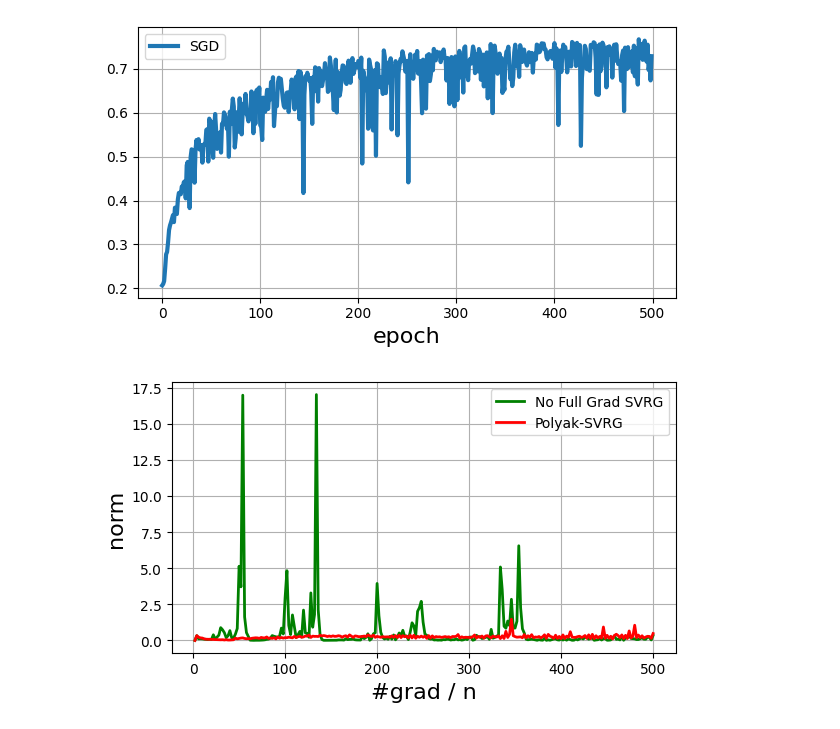
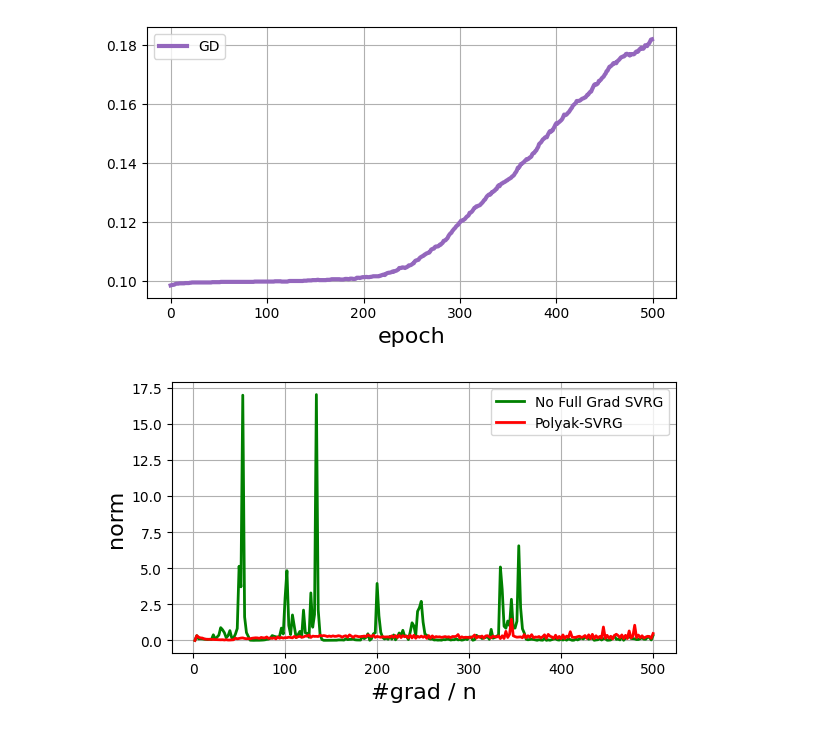
Before and after one commit to Acai-bowl-1012/workspace, a Jupyter notebook: 結果を見る.ipynb, the cells around one changed output. Drawn from its saved outputs; the diff is of its cells as text; code cells hidden in the pictures.

```diff
--- a/結果を見る.ipynb
+++ b/結果を見る.ipynb
@@ -56,19 +56,19 @@ ASAI_SVRG_x, ASAI_SVRG_norm_history = load_result("ASAI_SVRG")
 # %%
 fig = plt.figure(figsize = (6, 3.5))
 ax = fig.add_subplot()
-#ax.plot(GD_test_acc_history, label = 'GD', c = 'tab:purple', alpha = 1, linewidth = 3)
-ax.plot(SGD_test_acc_history, label = "SGD", c = 'tab:blue', alpha = 1, linewidth = 3)
+ax.plot(GD_test_acc_history, label = 'GD', c = 'tab:purple', alpha = 1, linewidth = 3)
+#ax.plot(SGD_test_acc_history, label = "SGD", c = 'tab:blue', alpha = 1, linewidth = 3)
 #ax.plot(SVRG_x, SVRG_test_acc_history, label = "SVRG", c = 'tab:orange', alpha = 0.7)
 #ax.plot(NFG_SVRG_x, NFG_SVRG_test_acc_history, label = "No Full Grad SVRG", c = 'tab:green', alpha = 0.7)
 #ax.plot(ASAI_SVRG_x, ASAI_SVRG_test_acc_history, label = "Polyak-SVRG", linewidth = 3, c = 'tab:red')
 ax.set_xlabel("epoch", fontsize=16)
 ax.grid()
 ax.legend()
 
 plt.tight_layout()
 plt.show()
 # %% [output]
-[figure, old version]
+[figure, new version]
 # %%
 fig = plt.figure(figsize = (6, 3.5))
 ax = fig.add_subplot()
```
